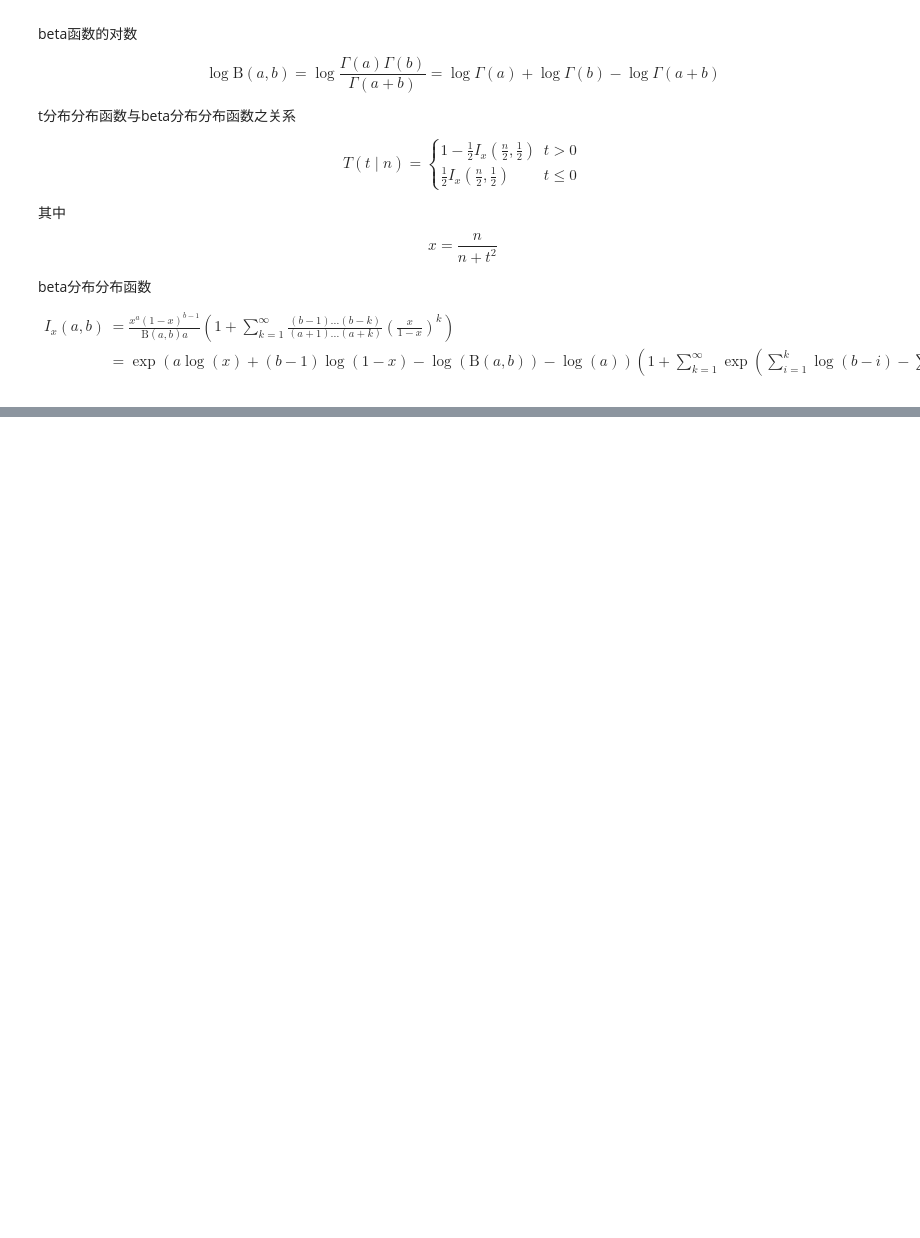
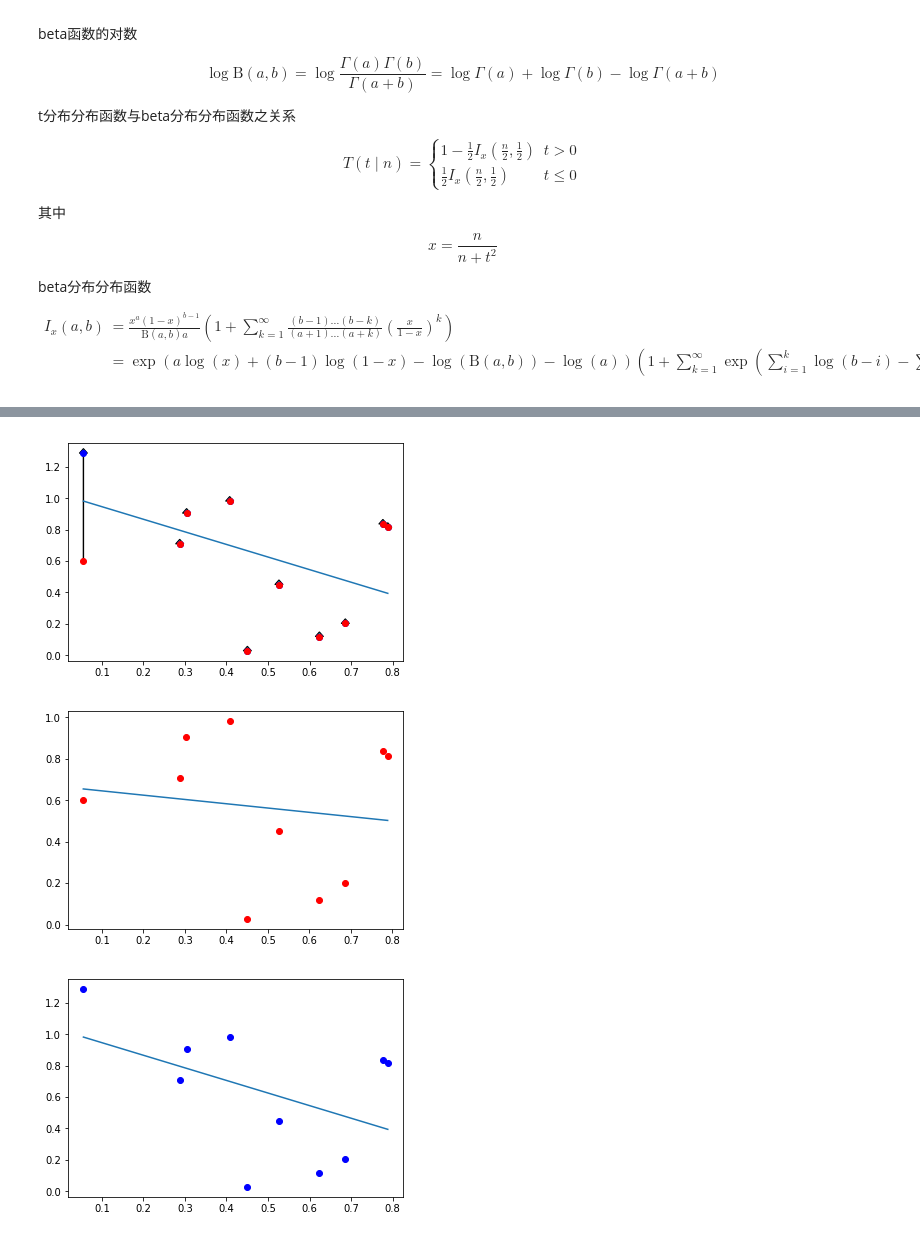
Before and after one commit to yiyuezhuo/Mathematical-statistics, a Jupyter notebook: starcollector.ipynb, the cells around one changed output, grey strips where cells are left out. Cells and saved outputs as stored; diff of their text form; code cells hidden in the pictures; blank space fills up the shorter version.

```diff
--- a/starcollector.ipynb
+++ b/starcollector.ipynb
@@ -523,0 +551,7 @@ show_change(_X,_Y,_X,Y_makeup)
+# %%
+Y_makeup, trace,selected = greedy_make_up(1,np.c_[np.ones(_X.shape[0]),_X],_Y,1)
+show_change(_X,_Y,_X,Y_makeup,line=True)
+# %% [output]
+[figure, added]
+[figure, added]
+[figure, added]
```
Also changed, not shown: parts of 52 cells of this notebook.
